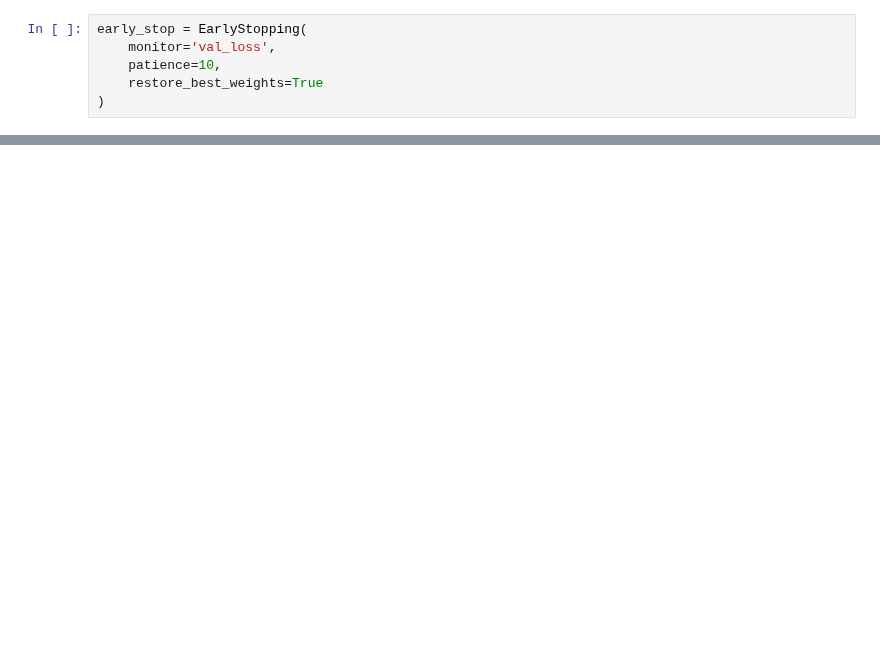
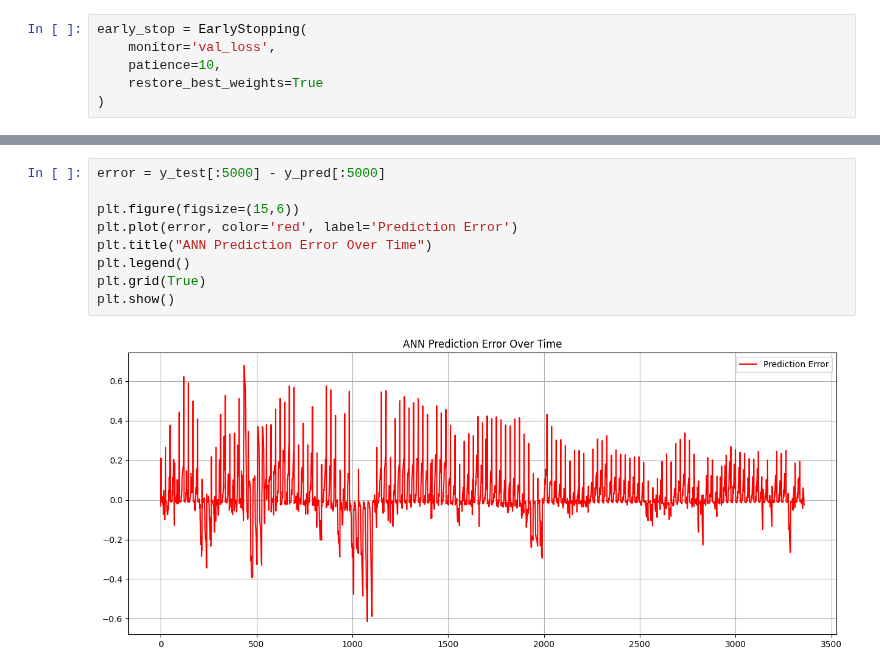
Before and after one commit to rupacesigdel/solar_power_prediction, a Jupyter notebook: notebooks/model_ann.ipynb, the cells around one changed output, grey strips where cells are left out. Drawn from its saved outputs; the diff is of its cells as text; blank space fills up the shorter version.

```diff
--- a/notebooks/model_ann.ipynb
+++ b/notebooks/model_ann.ipynb
@@ -126,0 +216,11 @@ plt.show()
+# %%
+error = y_test[:5000] - y_pred[:5000]
+
+plt.figure(figsize=(15,6))
+plt.plot(error, color='red', label='Prediction Error')
+plt.title("ANN Prediction Error Over Time")
+plt.legend()
+plt.grid(True)
+plt.show()
+# %% [output]
+[figure, added]
```
Also changed, not shown: parts of 10 cells of this notebook, 3 other files.
